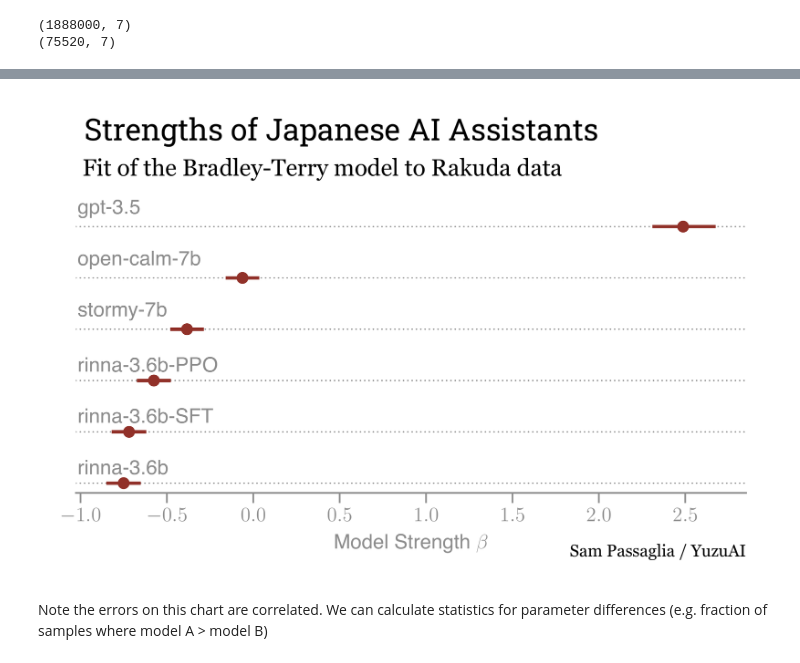
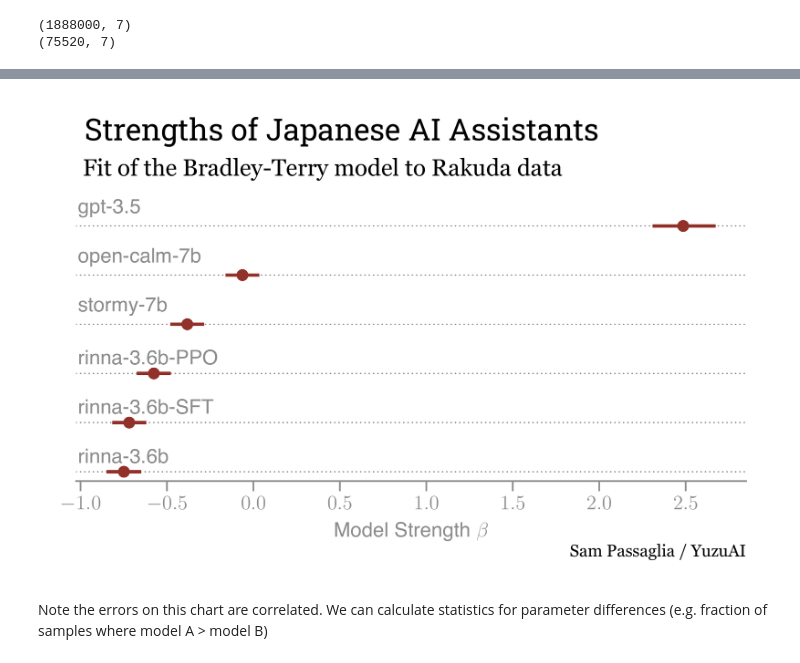
Before and after one commit to yuzu-ai/japanese-llm-ranking, a Jupyter notebook: jrank/bradley-terry.ipynb, the cells around one changed output, grey strips where cells are left out. Drawn from its saved outputs; the diff is of its cells as text; code cells hidden in the pictures.

```diff
--- a/jrank/bradley-terry.ipynb
+++ b/jrank/bradley-terry.ipynb
@@ -178,7 +178,7 @@ try:
 
     ax.scatter(x_values * 100, y_values)
     ax.set_xlabel(r"Overall win rate")
-    cb.set_byline(ax, "Sam Passaglia / YuzuAI")
+    cb.set_byline(ax, "Sam Passaglia / YuzuAI", pad = 7)
 
     cb.set_title(
         ax,
@@ -437,35 +437,35 @@ try:
     fig, ax = cb.handlers()
     cb.set_yTickLabels(ax, yoffset=-3)
     ax.errorbar(x_values, y_values, xerr=errors, fmt="o")
     ax.set_xlabel(r"Model Strength $\beta$")
-    cb.set_byline(ax, "Sam Passaglia / YuzuAI")
+    cb.set_byline(ax, "Sam Passaglia / YuzuAI", pad=7)
 
     cb.set_title(
         ax,
         title="Strengths of Japanese AI Assistants",
         subtitle="Fit of the Bradley-Terry model to Rakuda data",
     )
     # ax.set_xlim([-0.6, 1.0])
     ax.set_ylim([-0.19, 5.3])
     ax.set_yticks(y_values, labels)
     # ax.set_xticks([-0.5, 0, 0.5, 1])
 
     fig.savefig(charts_prefix + "ranking.png")
     fig.savefig(charts_prefix + "ranking.pdf")
     matplotlib.rcParams.update(matplotlib.rcParamsDefault)
     plt.rcParams["text.usetex"] = True
 
 except ImportError:
     plt.figure(figsize=(10, 6))
     plt.errorbar(x_values, y_values, xerr=errors, fmt="o")
     plt.xlabel("Model Strength")
     plt.yticks(y_values, labels)
     plt.savefig(charts_prefix + "ranking.png")
     # plt.show()
 
 Image(charts_prefix + "ranking.png", width=800)
 # %% [output]
-[figure, old version]
+[figure, new version]
 # %% [markdown]
 Note the errors on this chart are correlated. We can calculate statistics for parameter differences (e.g. fraction of samples where model A > model B)
 # %%
```
Also changed, not shown: parts of 4 cells of this notebook, 5 other files.
